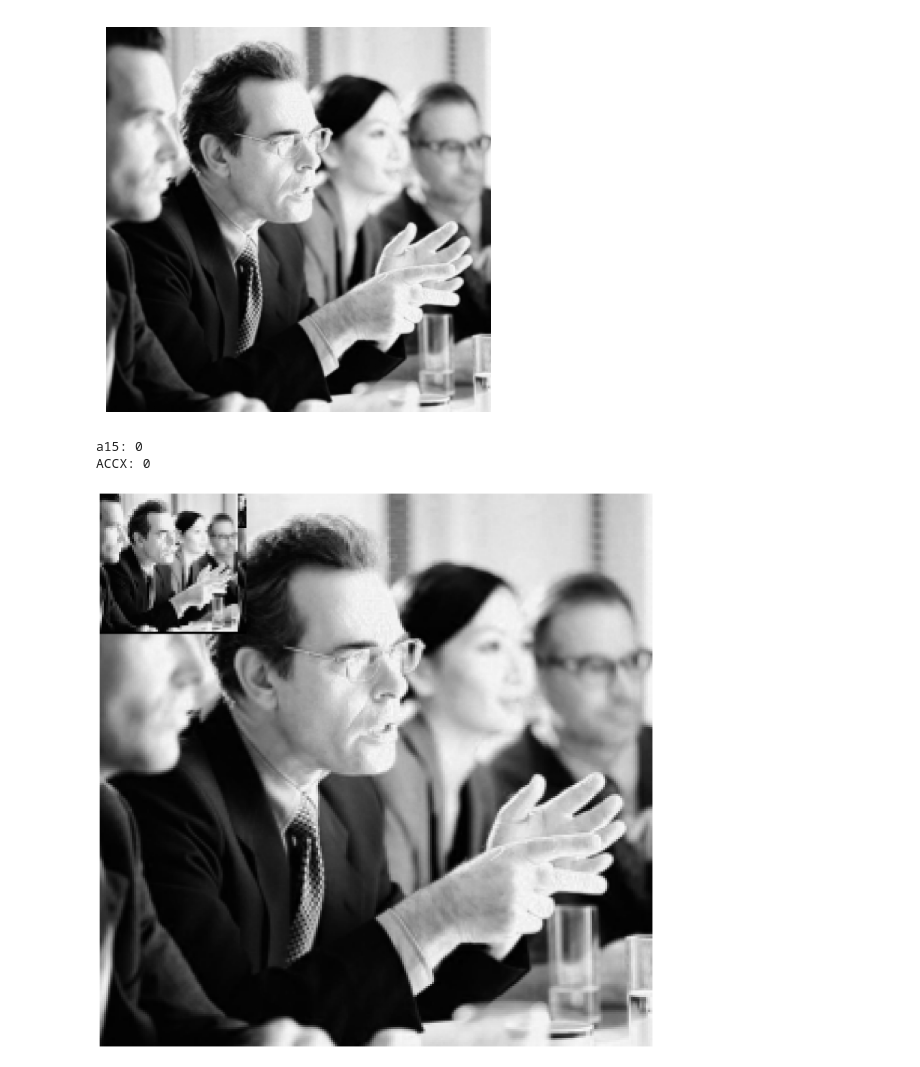
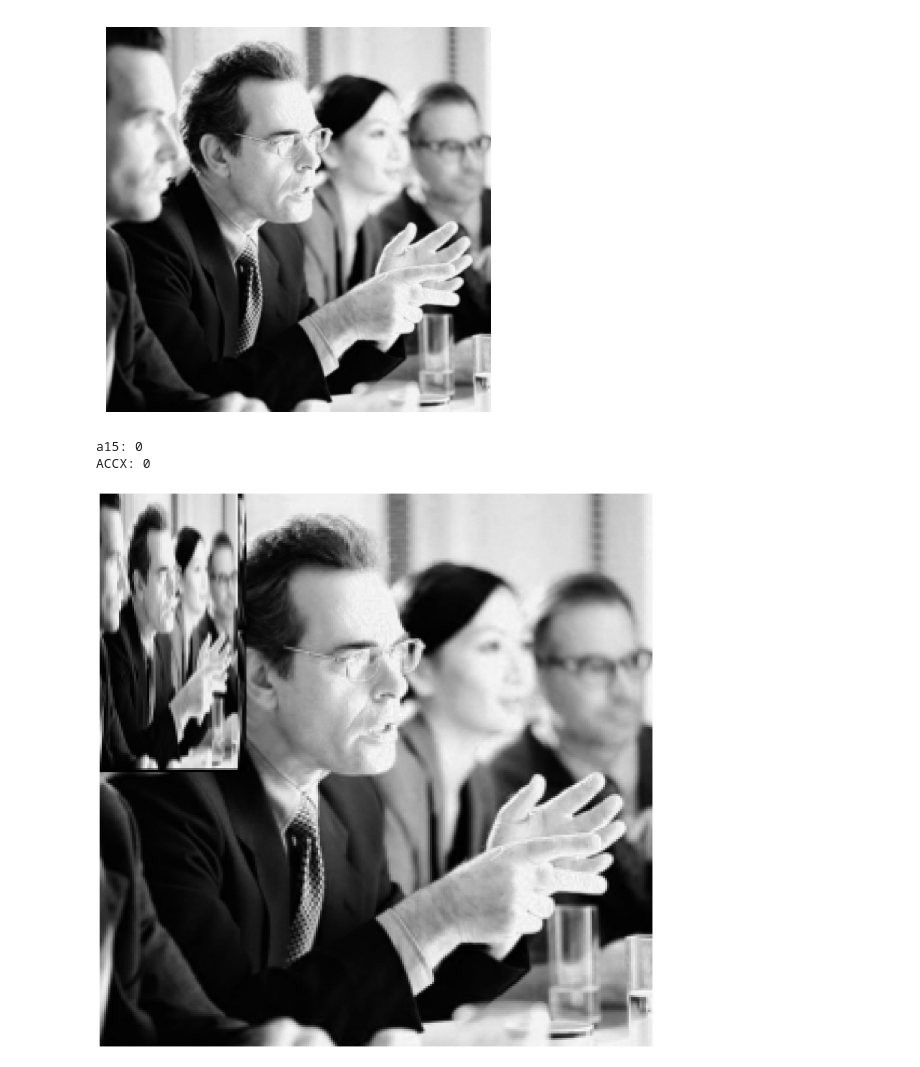
Before and after one commit to limitz/esp32s3_emu, a Jupyter notebook: Development.ipynb, the cells around one changed output. Cells and saved outputs as stored; diff of their text form; code cells hidden in the pictures.

```diff
--- a/Development.ipynb
+++ b/Development.ipynb
@@ -2497,12 +2497,16 @@ process_col:
     movi a8, {image_height}
     or a12, a4, a4
     or a14, a10, a10
+    ee.vld.128.xp q4, a12, a13
+    ee.vld.128.xp q5, a12, a13
 
 accum_block:
-    ee.vld.128.xp q0, a12, a13
-    ee.vld.128.xp q1, a12, a13
     ee.vld.128.xp q2, a12, a13
     ee.vld.128.xp q3, a12, a13
+    mv.qr q0, q4
+    mv.qr q1, q5
+    mv.qr q4, q2
+    mv.qr q5, q3
     ee.vzip.32 q1, q3
     ee.vzip.32 q0, q2
     ee.vzip.32 q2, q3
@@ -2533,37 +2537,37 @@ accum_block:
     s8i a15, a14, 3
 
     addi a14, a14, {image_width}
-    addi a8, a8, -4
+    addi a8, a8, -2
     bgez a8, accum_block
 end_accum_block:
 
     addi a10, a10, 4
     addi a4, a4, 16
     addi a9, a9, -16
     bgez a9, process_col
 end_process_col:
 
 !dumps a15
 !dumps ACCX
 """
 
 
 debug = False
 core.add_code(code)
 while True:
     if debug:
         core.step()
         continue
     else:
         try: core.step()
         except Exception as e:
             image = torch.tensor(core.memory[:256*256], dtype=torch.uint8)
             image = image.reshape(1,256,256)
             inline.plot(image)
             print(e)
             break
 # %% [output]
 [figure]
 a15: 0
 ACCX: 0
-[figure, old version]
+[figure, new version]
```
